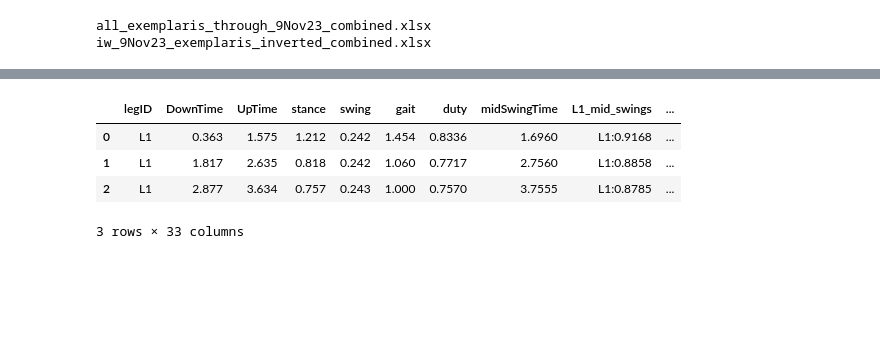
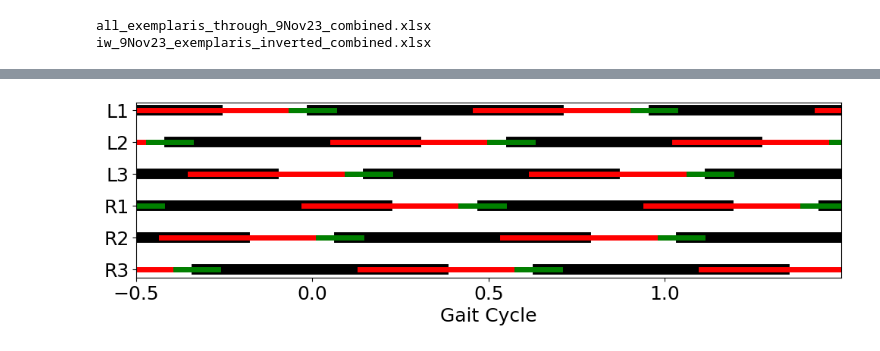
Before and after one commit to enwudz/gait, a Jupyter notebook: summarize data batch.ipynb, the cells around one changed output, grey strips where cells are left out. Drawn from its saved outputs; the diff is of its cells as text; code cells hidden in the pictures; blank space fills up the shorter version.

```diff
--- a/summarize data batch.ipynb
+++ b/summarize data batch.ipynb
@@ -17,11 +57,61 @@ iw_9Nov23_exemplaris_inverted_combined.xlsx
 # %%
+'''
+Nirody figure 1C ... podogram
+red bars show std of stance duration and swing duration
+'''
+
 # load the step timing data into a dataframe
-data_file = 'iw_9Nov23_exemplaris_inverted_combined.xlsx'
 step_df = pd.read_excel(data_file, sheet_name='step_timing', index_col=None)
 step_df.head(3)
+
+plot_order = ['R3','R2','R1','L3','L2','L1']
+
+stances = step_df[step_df.legID.isin(plot_order)].stance.values
+stances_mean = np.mean(stances)
+stances_std = np.std(stances)
+
+swings = step_df[step_df.legID.isin(plot_order)].swing.values
+swings_mean = np.mean(swings)
+swings_std = np.std(swings)
+gait_cycle = stances_mean + swings_mean
+
+ipsilateral_offset_mean = np.nanmean(step_df[step_df.legID.isin(plot_order)]['anterior_offsets'].values)
+contralateral_offset_mean = np.nanmean(step_df[step_df.legID.isin(plot_order)]['contralateral_offsets'].values)
+
+leg_offsets = {}
+for i, leg in enumerate(['R3','R2','R1']):
+    leg_offsets[leg] = i * ipsilateral_offset_mean
+for leg in ['R3','R2','R1']:
+    contralateral_leg = 'L' + leg[1:]
+    leg_offsets[contralateral_leg] = leg_offsets[leg] + contralateral_offset_mean
+
+start_leg = 'L1'
+plot_leg_offsets = {}
+for k,v in leg_offsets.items():
+    plot_leg_offsets[k] = leg_offsets[k] - leg_offsets[start_leg]
+
+f,a = plt.subplots(1, figsize = (12,3))
+
+for i,leg in enumerate(plot_order):
+    first_start = plot_leg_offsets[leg]
+    for j in [-1,0,1,2]:
+        start_stance = first_start + (j * gait_cycle)
+        end_stance = start_stance + stances_mean
+        # plot stances
+        plt.plot([start_stance,end_stance],[i,i],'k',linewidth=10)
+        # plot stance errors
+        plt.plot([end_stance-stances_std,end_stance+stances_std],[i,i],'r',linewidth=5)
+        # plot swing_errors
+        plt.plot([start_stance-swings_std,start_stance+swings_std],[i,i],'g',linewidth=5)
+
+xlims = [-0.5,1.5]
+a.set_xlim(xlims)
+a.set_xlabel('Gait Cycle',fontsize=18)
+a.set_xticks(np.arange(xlims[0],xlims[1],0.5))
+a.set_yticks(np.arange(0,len(plot_order)))
+a.set_yticklabels(plot_order)
+plt.yticks(fontsize=18)
+plt.xticks(fontsize=18)
+plt.show()
 # %% [output]
-|  | legID | DownTime | UpTime | stance | swing | gait | duty | midSwingTime | L1_mid_swings | ... |
-| 0 | L1 | 0.363 | 1.575 | 1.212 | 0.242 | 1.454 | 0.8336 | 1.6960 | L1:0.9168 | ... |
-| 1 | L1 | 1.817 | 2.635 | 0.818 | 0.242 | 1.060 | 0.7717 | 2.7560 | L1:0.8858 | ... |
-| 2 | L1 | 2.877 | 3.634 | 0.757 | 0.243 | 1.000 | 0.7570 | 3.7555 | L1:0.8785 | ... |
-3 rows × 33 columns
+[figure, added]
```
Also changed, not shown: parts of 6 cells of this notebook, 4 other files.
